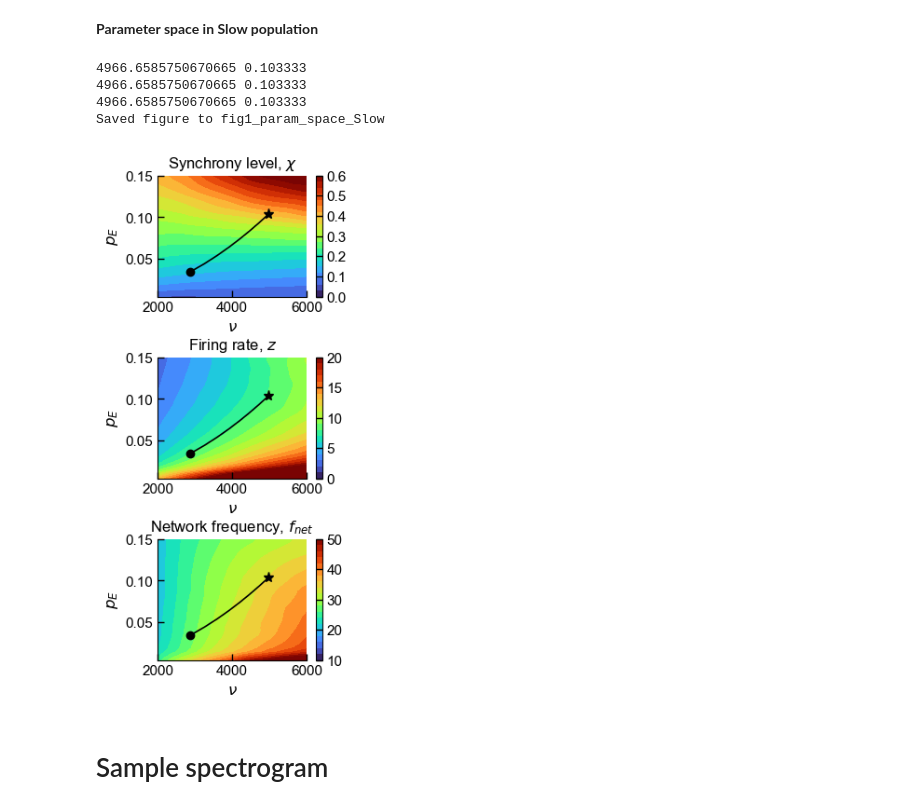
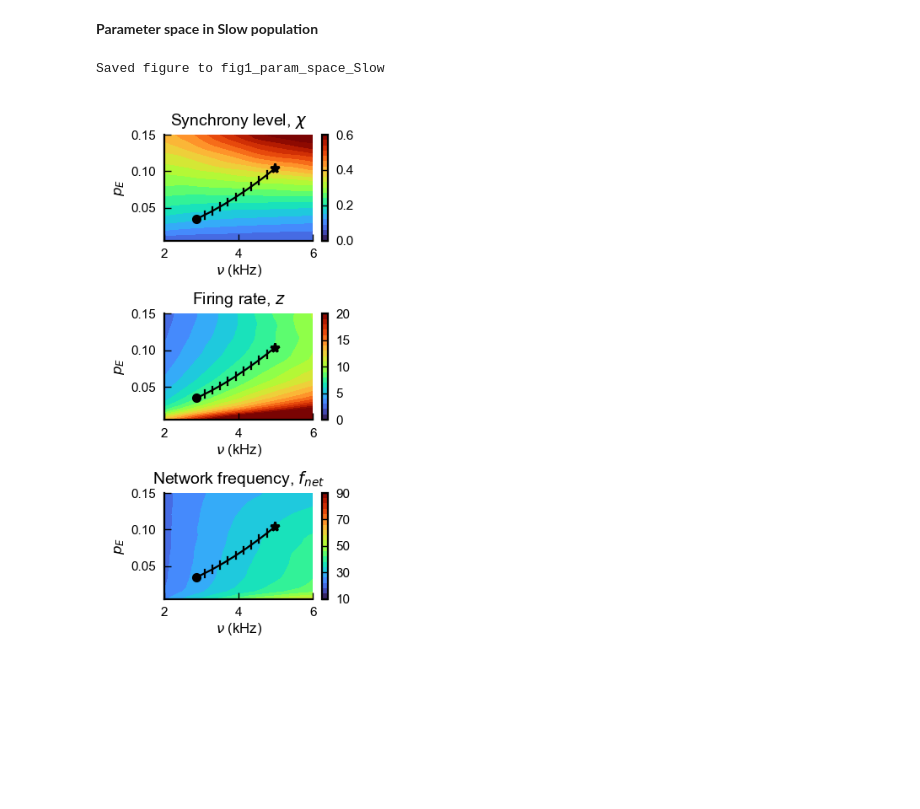
Before and after one commit to jyKim-97/hh_neuralnet, a Jupyter notebook: figures/figure1.ipynb, the cells around one changed output. Cells and saved outputs as stored; diff of their text form; code cells hidden in the pictures; blank space fills up the shorter version.

```diff
--- a/figures/figure1.ipynb
+++ b/figures/figure1.ipynb
@@ -266,57 +284,57 @@ Saved figure to fig1_param_space_Fast
 **Parameter space in Slow population**
 # %%
 def _set_label():
-    plt.xlabel(r"$\nu$", fontsize=12)
-    plt.ylabel(r"$p_E$", fontsize=12)
-    plt.xticks(np.arange(2000, 6001, 2000))
+    plt.xlabel(r"$\nu$ (kHz)", labelpad=1)
+    plt.ylabel(r"$p_E$", labelpad=2)
+    xt = np.arange(2000, 6001, 2000)
+    plt.xticks(xt, labels=("%d"%(x//1000) for x in xt))
     plt.xlim([2000, 6000])
     plt.yticks([0.05, 0.1, 0.15])
 
 def draw_echelon():
     ysub = y[(y>=pl[0]) & (y<=pl[1])]
     xsub = d*np.sqrt(ysub)
-    plt.plot(xsub, ysub, "k")
-    plt.plot(xsub[0], ysub[0], "ko", markersize=6)
-    plt.plot(xsub[-1], ysub[-1], "k*", markersize=8)
-    print(xsub[-1].data, ysub[-1].data)
+    plt.plot(xsub, ysub, "k", lw=0.8)
+    plt.plot(xsub[0], ysub[0], "ko", markersize=3)
+    plt.plot(xsub[-1], ysub[-1], "k*", markersize=4)
+    # print(xsub[-1].data, ysub[-1].data)
+
+    xq = np.linspace(xsub[0], xsub[-1], 11)
+    draw_perpendicular(xsub, ysub, xq[1:-1], l=0.01, color='k', lw=0.8)
 
 da = da_slow
 d = 15450.58
 pl = (0.028, 0.105)
 
-plt.figure(figsize=(2.5, 6.5))
+plt.figure(figsize=(3.5*uf.cm, 9.2*uf.cm), dpi=200)
+pos = uf.get_subax_pos(3, 1, space_row=0.12, space_col=0.1)
 
 # Synchrony level
-plt.axes((0.1, 0.7, 0.8, 0.2))
+plt.axes(pos[-1][0])
 im_array = da.sel(dict(vars="chi"))
-show_contourf(im_array, vmin=0, vmax=0.6)
-plt.title(r"Synchrony level, $\chi$", fontsize=12)
+show_contourf(im_array, vmin=0, vmax=0.6, dc=0.2)
+plt.title(r"Synchrony level, $\chi$", pad=4)
 draw_echelon()
 _set_label()
 
 # Firing rate
-plt.axes((0.1, 0.4, 0.8, 0.2))
+plt.axes(pos[-2][0])
 im_array = da.sel(dict(vars="fr"))
 show_contourf(im_array, vmin=0, vmax=20, dc=5)
-plt.title(r"Firing rate, $z$", fontsize=12)
+plt.title(r"Firing rate, $z$", pad=4)
 draw_echelon()
 _set_label()
 
 # Network frequency
-plt.axes((0.1, 0.1, 0.8, 0.2))
+plt.axes(pos[-3][0])
 im_array = da.sel(dict(vars="fnet"))
-show_contourf(im_array, vmin=10, vmax=50, dc=10)
-plt.title(r"Network frequency, $f_{net}$", fontsize=12)
+show_contourf(im_array, vmin=10, vmax=90, dc=20)
+plt.title(r"Network frequency, $f_{net}$", pad=4)
 draw_echelon()
 _set_label()
 
 uf.save_fig("fig1_param_space_Slow")
 plt.show()
 # %% [output]
-4966.6585750670665 0.103333
-4966.6585750670665 0.103333
-4966.6585750670665 0.103333
 Saved figure to fig1_param_space_Slow
-[figure, old version]
+[figure, new version]
-# %% [markdown]
-# Sample spectrogram
```
Also changed, not shown: parts of 31 cells of this notebook, 3 other files.
